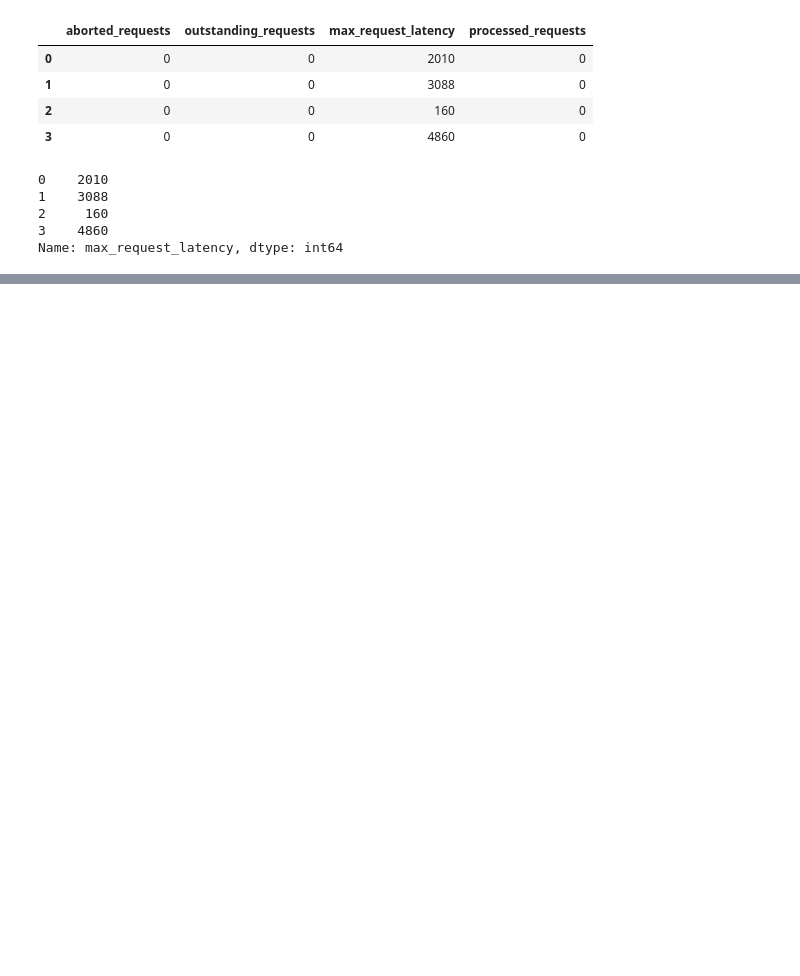
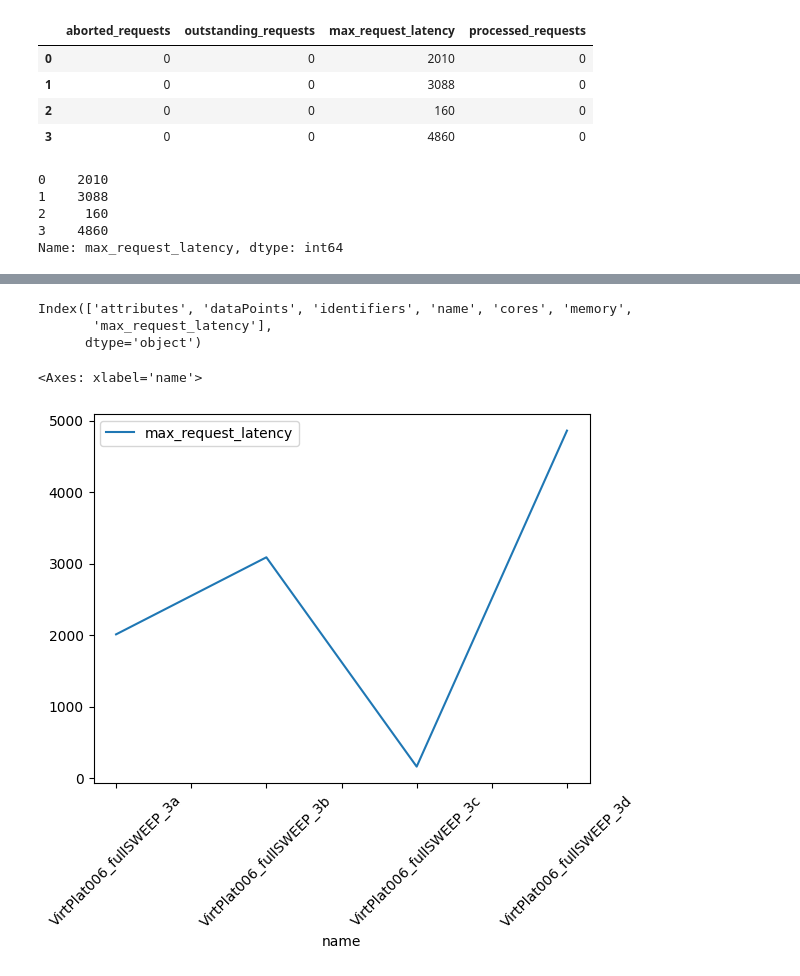
Before and after one commit to zaizarj/mycode, a Jupyter notebook: pandas_boolmasks/pandas_boolmasks01.ipynb, the cells around one changed output, grey strips where cells are left out. Drawn from its saved outputs; the diff is of its cells as text; code cells hidden in the pictures; blank space fills up the shorter version.

```diff
--- a/pandas_boolmasks/pandas_boolmasks01.ipynb
+++ b/pandas_boolmasks/pandas_boolmasks01.ipynb
@@ -136,0 +127,20 @@ Name: max_request_latency, dtype: int64
+# %%
+# reassign "mydf" to the result of joining "mydf" with the information returned by
+# "mydf.dataPoints.apply(pd.Series).max_request_latency)"
+mydf = mydf.join(mydf.dataPoints.apply(pd.Series).max_request_latency)
+# display the new columns
+mydf.columns
+# %% [output]
+Index(['attributes', 'dataPoints', 'identifiers', 'name', 'cores', 'memory',
+       'max_request_latency'],
+      dtype='object')
+# %%
+# "x='name' ensures that the x-axis uses the "name" column
+# "y='max_request_latency" ensures that the y-axis uses the "max_request_latency" column
+#
+# NOTE: attempting to pass "y=mydf.dataPoints.apply(pd.Series).max_request_latenecy" will result in an error
+#
+mydf.plot(x='name', y='max_request_latency', rot=45)
+# %% [output]
+<Axes: xlabel='name'>
+[figure, added]
```
Also changed, not shown: parts of 14 cells of this notebook, 2 other files.
